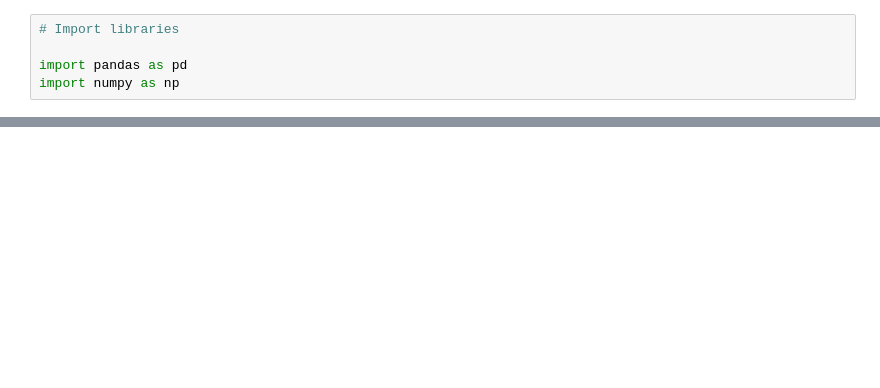
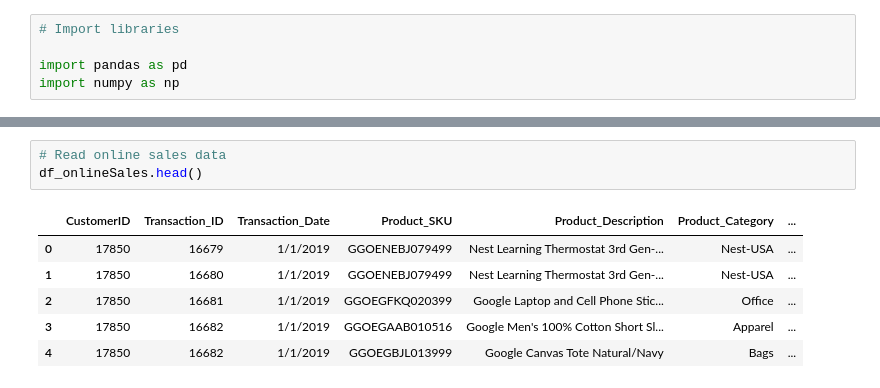
Before and after one commit to Smita569/E-commerce_Marketing_and_sales, a Jupyter notebook: E_commerce_Marketing_and_sales_Business_Case.ipynb, the cells around one changed output, grey strips where cells are left out. Cells and saved outputs as stored; diff of their text form; blank space fills up the shorter version.

```diff
--- a/E_commerce_Marketing_and_sales_Business_Case.ipynb
+++ b/E_commerce_Marketing_and_sales_Business_Case.ipynb
@@ -17,0 +59,10 @@ df_taxAmount=pd.read_csv('E-commerce_Marketing_and_sales/Tax_amount.csv')
+# %%
+# Read online sales data
+df_onlineSales.head()
+# %% [output]
+|  | CustomerID | Transaction_ID | Transaction_Date | Product_SKU | Product_Description | Product_Category | ... |
+| 0 | 17850 | 16679 | 1/1/2019 | GGOENEBJ079499 | Nest Learning Thermostat 3rd Gen-... | Nest-USA | ... |
+| 1 | 17850 | 16680 | 1/1/2019 | GGOENEBJ079499 | Nest Learning Thermostat 3rd Gen-... | Nest-USA | ... |
+| 2 | 17850 | 16681 | 1/1/2019 | GGOEGFKQ020399 | Google Laptop and Cell Phone Stic... | Office | ... |
+| 3 | 17850 | 16682 | 1/1/2019 | GGOEGAAB010516 | Google Men's 100% Cotton Short Sl... | Apparel | ... |
+| 4 | 17850 | 16682 | 1/1/2019 | GGOEGBJL013999 | Google Canvas Tote Natural/Navy | Bags | ... |
```
Also changed, not shown: parts of 7 cells of this notebook.
